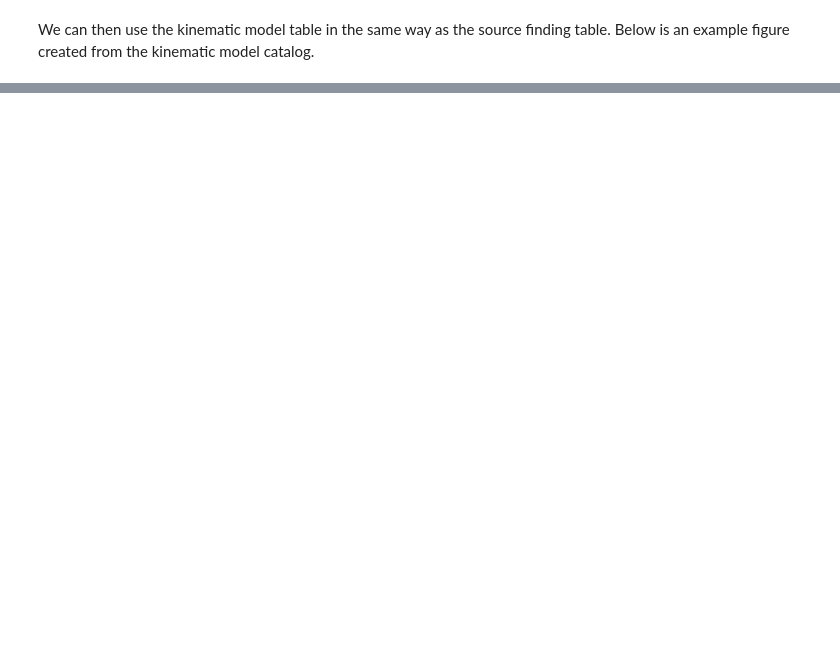
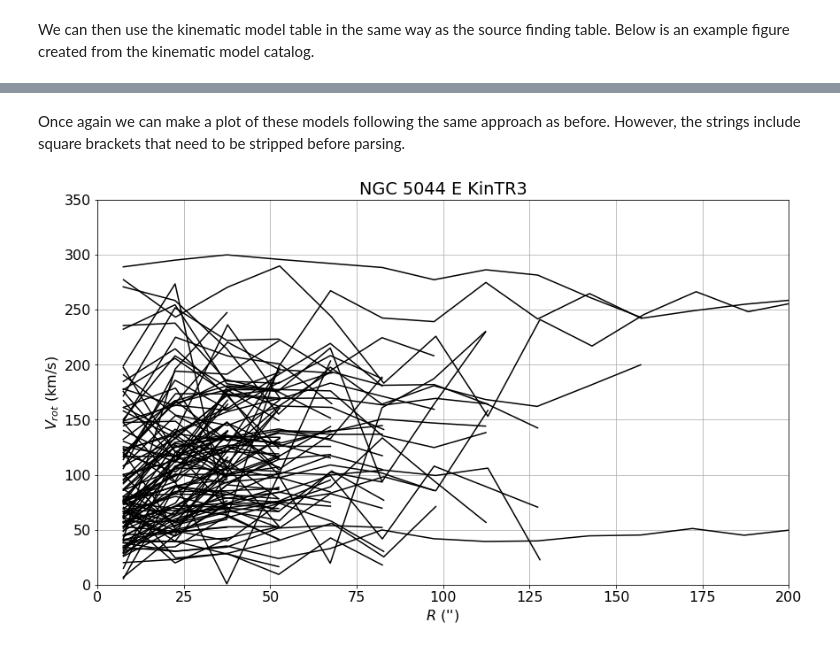
Before and after one commit to NateDeg/WALLABY_notebooks, a Jupyter notebook: user_science.ipynb, the cells around one changed output, grey strips where cells are left out. Cells and saved outputs as stored; diff of their text form; code cells hidden in the pictures; blank space fills up the shorter version.

```diff
--- a/user_science.ipynb
+++ b/user_science.ipynb
@@ -265,0 +448,14 @@ plt.show()
+# %%
+kin_tag="NGC 5044 E KinTR3"
+
+#   The generic query
+query= """SELECT d.*
+        FROM wallaby.kinematic_model_3kidnas d
+        WHERE d.team_release_kin IN ('Internal Data Release', '$TAG_NAME')"""
+query = query.replace('$TAG_NAME', kin_tag)
+#    Run the tap query
+result = tap.search(query)
+#  Get the resulting table
+kin_table_3kidnas = result.to_table()
+#  Print off the table
+kin_table_3kidnas
@@ -265,0 +485,31 @@ plt.show()
+# %% [markdown]
+Once again we can make a plot of these models following the same approach as before. However, the strings include square brackets that need to be stripped before parsing.
+# %%
+def StrToArr_3kidnas(StrArr):
+    StrVals=StrArr.strip('[')
+    StrVals=StrVals.strip(']')
+    FloatArr=StrToArr(StrVals)
+
+    return FloatArr
+# %%
+%matplotlib inline
+
+#To make the plot look a bit nicer, we'll set the figure size and font size
+plt.rcParams["figure.figsize"] = (14, 8)
+plt.rcParams["font.size"] = 16
+
+for row in kin_table_3kidnas:
+
+    r=StrToArr_3kidnas(row['rad'])
+    v = StrToArr_3kidnas(row['vrot_model'])
+    plt.plot(r, v, ls='-', color='k', marker='')
+
+plt.title(kin_tag)
+plt.xlabel(r"$R$ ('') ")
+plt.ylabel(r"$V_{rot}$ (km/s)")
+plt.xlim(0.0, 200)
+plt.ylim(0, 350)
+plt.grid(True)
+plt.show()
+# %% [output]
+[figure, added]
```
Also changed, not shown: parts of 24 cells of this notebook.
